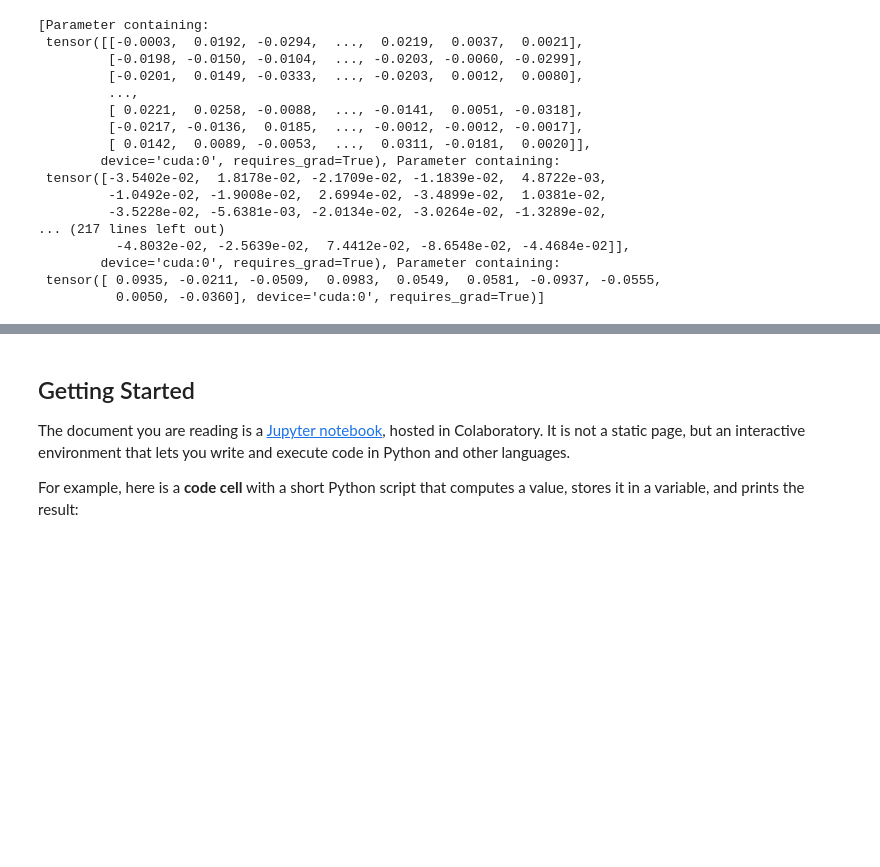
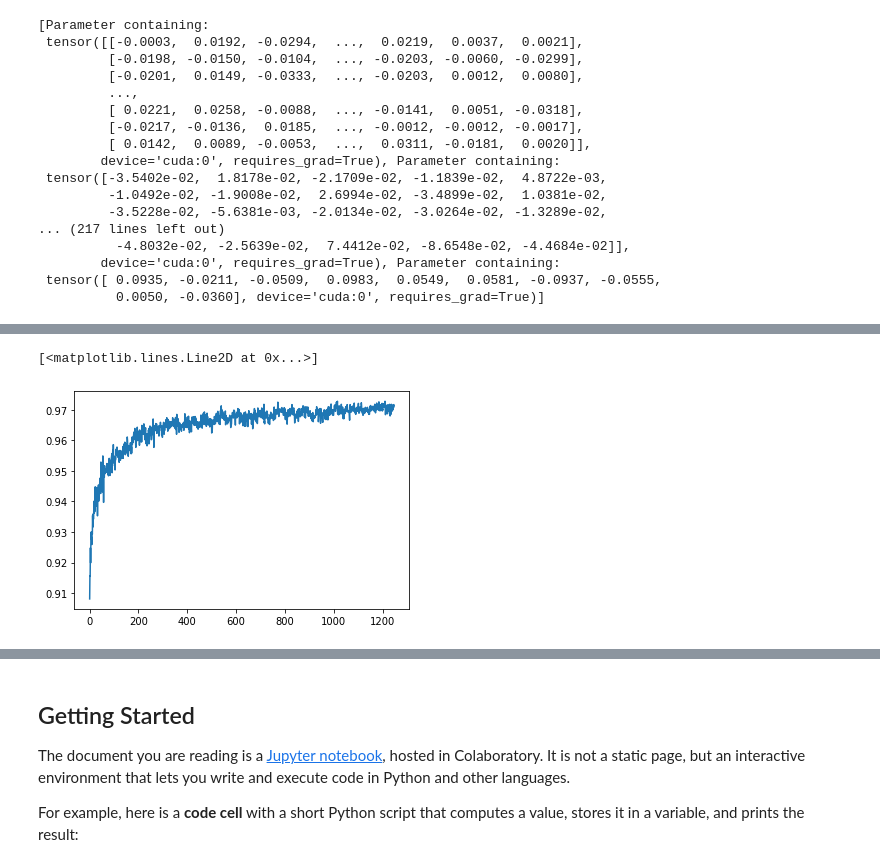
Before and after one commit to LyubovZadiranova/ZadiranovaLA_ML, a Jupyter notebook: Welcome_To_Colaboratory.ipynb, the cells around one changed output, grey strips where cells are left out. Saved outputs shown, nothing was run; the diff lists cells and outputs as text; code cells hidden in the pictures; blank space fills up the shorter version.

```diff
--- a/Welcome_To_Colaboratory.ipynb
+++ b/Welcome_To_Colaboratory.ipynb
@@ -142,0 +144,6 @@ tensor(0.9692, device='cuda:0')
+# %%
+import matplotlib.pyplot as plt
+plt.plot(test_accuracy_history)
+# %% [output]
+[<matplotlib.lines.Line2D at 0x...>]
+[figure, added]
```
Also changed, not shown: parts of 2 cells of this notebook.
